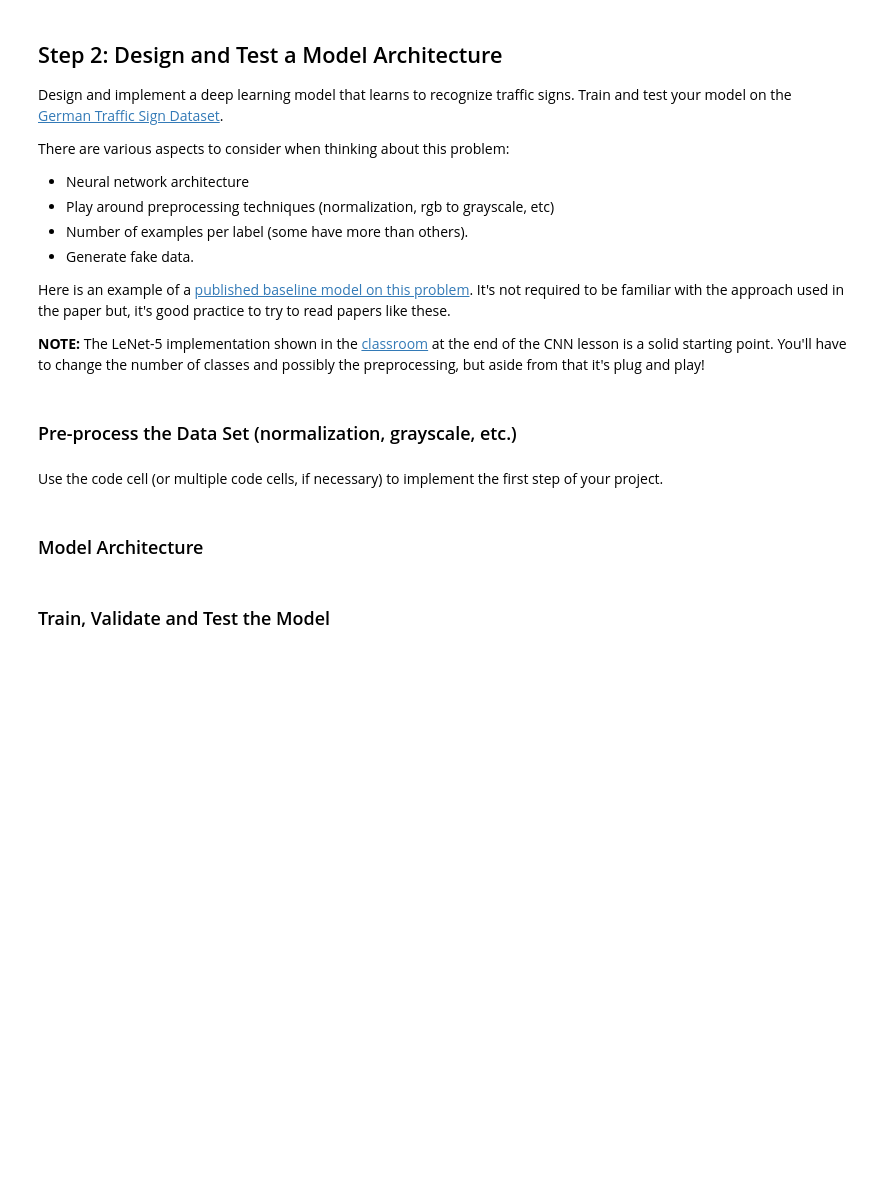
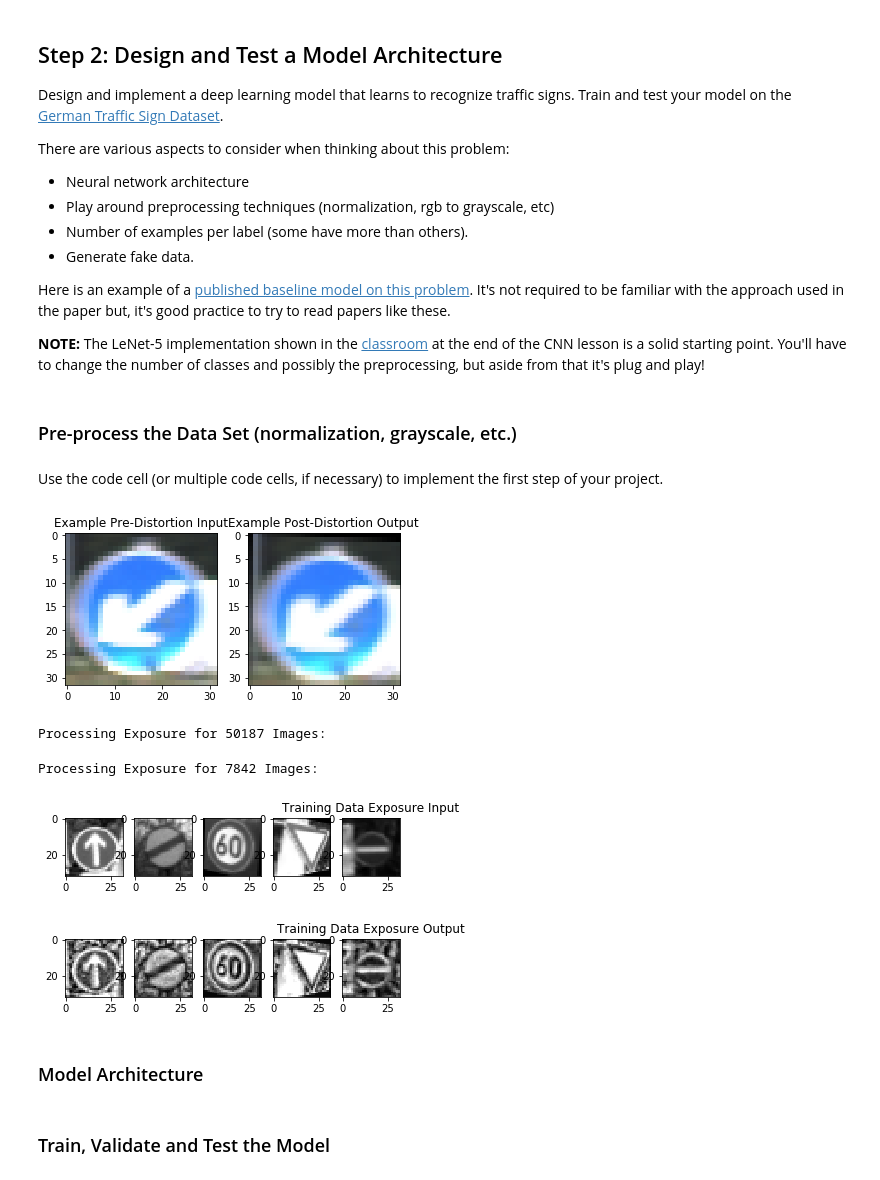
Before and after one commit to alistairskirk/UdacitySDCND-P2, a Jupyter notebook: Traffic_Sign_Classifier.ipynb, the cells around one changed output. Cells and saved outputs as stored; diff of their text form; code cells hidden in the pictures; blank space fills up the shorter version.

```diff
--- a/Traffic_Sign_Classifier.ipynb
+++ b/Traffic_Sign_Classifier.ipynb
@@ -292,29 +287,83 @@ X_train, y_train = jitter(X_train,y_train)
+# %%
+# Use SciKit-Image to correct for exposure of dataset
+# Credit of idea to Alex Staravoitau; http://navoshta.com/traffic-signs-classification/
+def exposure_correction(xdat):
+
+    from skimage import exposure
+    from tqdm import tqdm
+
+    print("Processing Exposure for {} Images:".format(xdat.shape[0]))
+
+    for i in tqdm(range(xdat.shape[0])):
+    #for i in range(3):
+        #if not((round(100*i/xdat.shape[0])%10)):
+        #    print("{} % Complete".format(round(100*i/xdat.shape[0])))
+        xdat[i] = exposure.equalize_adapthist(xdat[i])
+
+    return xdat
 # %%
 ### Preprocess the data here. Preprocessing steps could include normalization, converting to grayscale, etc.
 ### Feel free to use as many code cells as needed.
+
+# Apply Perspective Transforms on Data (Jitter):
+X_train, y_train = jitter(X_train,y_train)
 
 # Shuffle the data to remove order dependence
 from sklearn.utils import shuffle
 X_train, y_train = shuffle(X_train, y_train)
 
 # Debug:
 #plt.figure()
 #plt.imshow(X_train[0].squeeze())
 
 # Convert to Grayscale and Normalize each channel:
 X_train = graynorm(X_train)
 X_valid = graynorm(X_valid)
 
+#Equalize the contrast for all images:
+
+# Plot A Sample of Images Pre-Exposure
+pltnum = 5
+for preimg in range(pltnum):
+    plt.subplot(1,pltnum,preimg+1)
+    plt.imshow(X_train[preimg], cmap = 'gray'),
+
+plt.title('Training Data Exposure Input')
+
+# Correct the Exposure
+X_train = exposure_correction(X_train)
+X_valid = exposure_correction(X_valid)
+
+# Plot A Sample of Images Post-Exposure
+plt.figure(2)
+for preimg in range(pltnum):
+    plt.subplot(1,pltnum,preimg+1)
+    plt.imshow(X_train[preimg], cmap = 'gray'),
+
+plt.title('Training Data Exposure Output')
+
+plt.show()
+
+#Add single gray channel as it is required later
+X_train = X_train.reshape(X_train.shape + (1,))
+X_valid = X_valid.reshape(X_valid.shape + (1,))
+
 # Debug:
 #print("Normshp",normtrain.shape)
 #print("Norm[0]",normtrain[0])
 #print(img[1,:])
 #print(img.shape)
 #print("X-train:",X_train[0])
 #plt.figure()
 #plt.imshow(X_train[0].squeeze(), cmap='gray')
 #print("X-train:",X_train[0])
 #print("X-train:",X_train[0].shape)
+# %% [output]
+[figure, added]
+Processing Exposure for 50187 Images:
+Processing Exposure for 7842 Images:
+[figure, added]
+[figure, added]
 # %% [markdown]
 ### Model Architecture
 # %%
```
Also changed, not shown: parts of 13 cells of this notebook, 7 other files.
